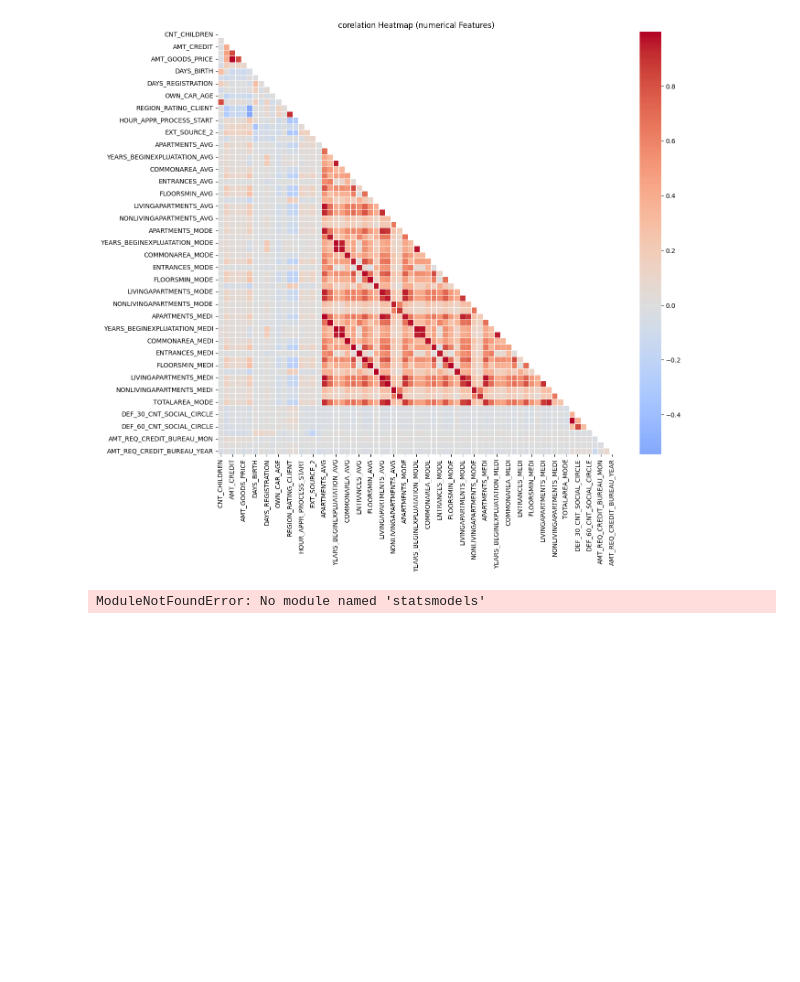
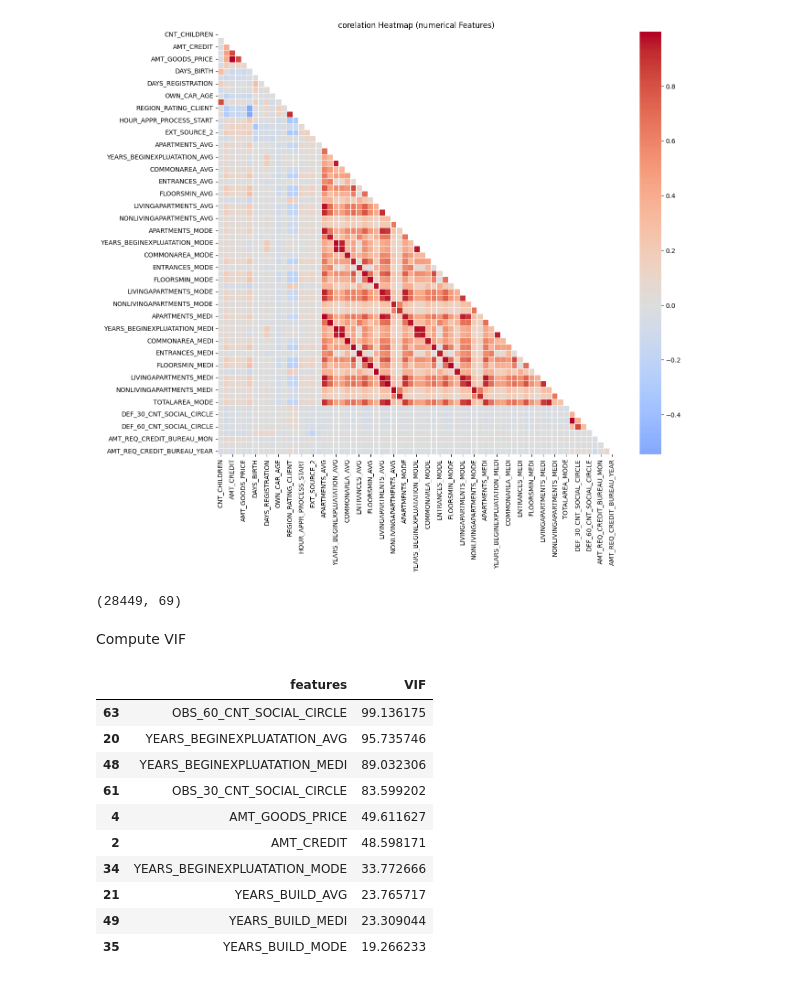
Before and after one commit to biswas-bit/loan-default-prediction-imbalanced-ml, a Jupyter notebook: trainning/EDA.ipynb, the cells around one changed output. Drawn from its saved outputs; the diff is of its cells as text; code cells hidden in the pictures; blank space fills up the shorter version.

```diff
--- a/trainning/EDA.ipynb
+++ b/trainning/EDA.ipynb
@@ -569,5 +569,27 @@ plt.show()
 [figure]
 # %%
 from statsmodels.stats.outliers_influence import variance_inflation_factor
+X_num = df[num_cols].dropna()
+X_num = X_num.loc[:,X_num.std()>0]
+X_num.shape
 # %% [output]
-ModuleNotFoundError: No module named 'statsmodels'
+(28449, 69)
+# %% [markdown]
+Compute VIF
+# %%
+vif_df = pd.DataFrame()
+vif_df["features"] = X_num.columns
+vif_df["VIF"] = [variance_inflation_factor(X_num.values,i) for i in range(X_num.shape[1])]
+vif_df.sort_values(by="VIF",ascending=False).head(10)
+# %% [output]
+|  | features | VIF |
+| 63 | OBS_60_CNT_SOCIAL_CIRCLE | 99.136175 |
+| 20 | YEARS_BEGINEXPLUATATION_AVG | 95.735746 |
+| 48 | YEARS_BEGINEXPLUATATION_MEDI | 89.032306 |
+| 61 | OBS_30_CNT_SOCIAL_CIRCLE | 83.599202 |
+| 4 | AMT_GOODS_PRICE | 49.611627 |
+| 2 | AMT_CREDIT | 48.598171 |
+| 34 | YEARS_BEGINEXPLUATATION_MODE | 33.772666 |
+| 21 | YEARS_BUILD_AVG | 23.765717 |
+| 49 | YEARS_BUILD_MEDI | 23.309044 |
+| 35 | YEARS_BUILD_MODE | 19.266233 |
```
